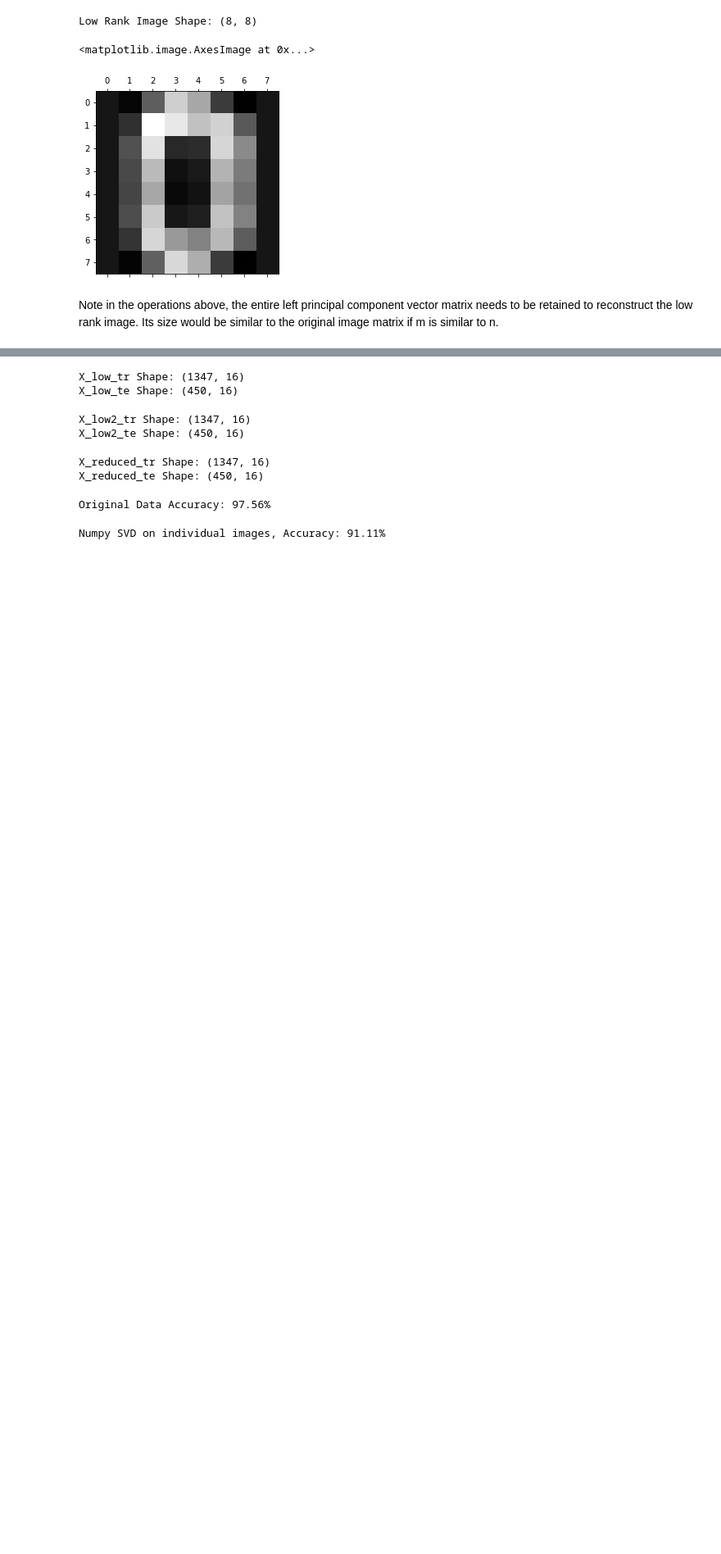
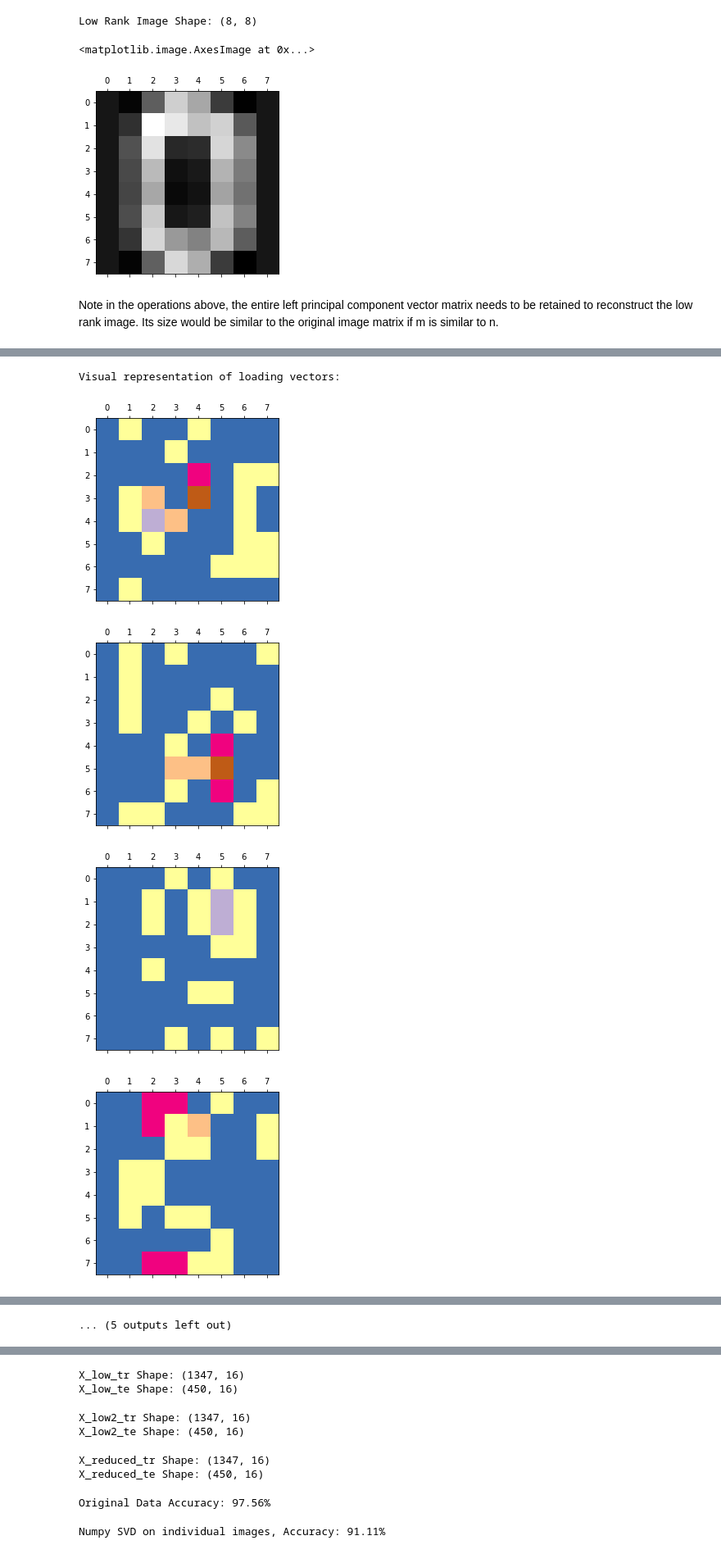
Before and after one commit to ksureshprojects/Projects, a Jupyter notebook: Dimensionality Reduction/SVD.ipynb, the cells around one changed output, grey strips where cells are left out. Shown at 82% size. Saved outputs shown, nothing was run; the diff lists cells and outputs as text; code cells hidden in the pictures; blank space fills up the shorter version.

```diff
--- a/Dimensionality Reduction/SVD.ipynb
+++ b/Dimensionality Reduction/SVD.ipynb
@@ -102,0 +120,14 @@ def reduce2(x_, arr):
+# %%
+def reduceSparse(X_, n_component=None, V=None):
+    if V is None:
+        transformer = SparsePCA(n_components=n_component,
+        normalize_components=True,
+        random_state=42)
+        transformer.fit(X_)
+        return transformer.transform(X_), transformer.components_
+    else:
+        return X_.dot(V)
+# %%
+X_sparse_tr, V = reduceSparse(X_tr, n_component=16)
+print('Shape of V: {}'.format(V.shape))
+out = [print('Number of non-zero loading values for component {}: {}'.format(n + 1, sum(i != 0))) for n,i in enumerate(V)]
@@ -102,0 +152,11 @@ def reduce2(x_, arr):
+# %%
+print('Visual representation of loading vectors:')
+mynorm = plt.Normalize(vmin=-1, vmax=1)
+for vec in V:
+    plt.matshow(vec.reshape((8,8)), cmap = 'Accent', norm=mynorm)
+# %% [output]
+Visual representation of loading vectors:
+[figure, added]
+[figure, added]
+[figure, added]
+[figure, added]
@@ -102,0 +170 @@ def reduce2(x_, arr):
+... (5 outputs left out)
```
Also changed, not shown: parts of 8 cells of this notebook, 1 other file.
